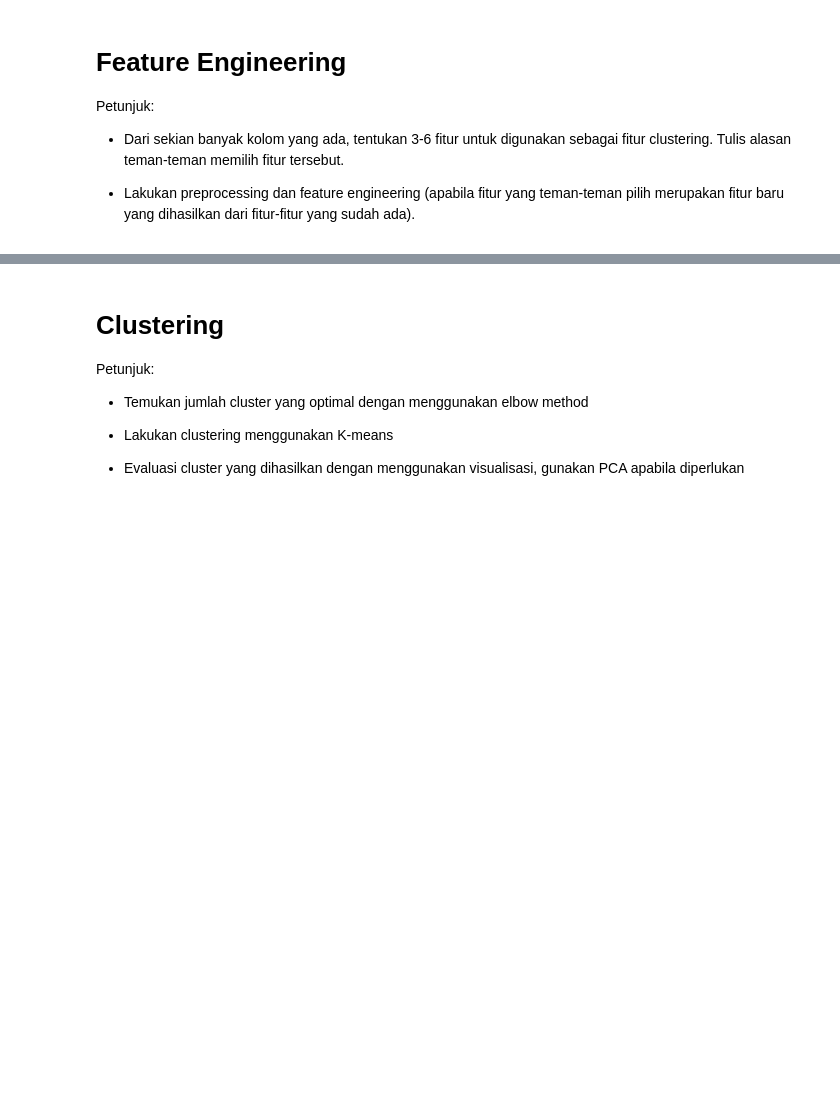
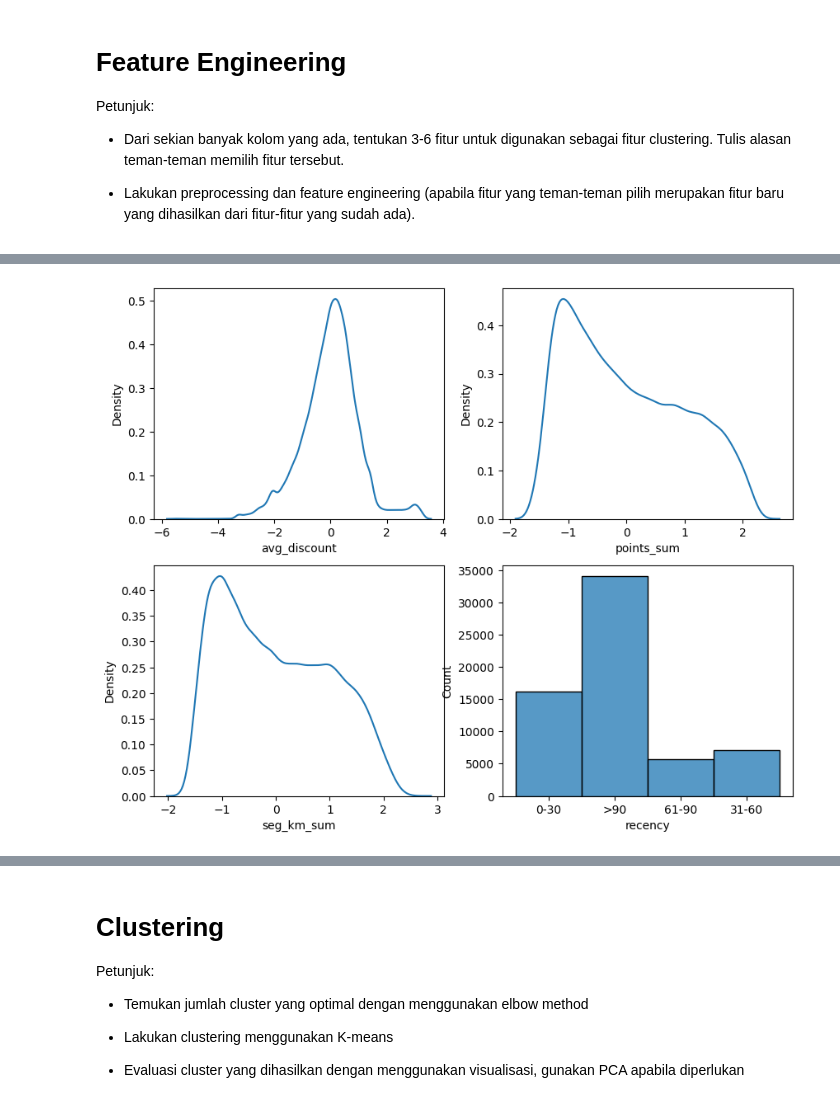
Before and after one commit to mezkymy/airline-cv-analysis, a Jupyter notebook: airline_cust_value_analysis.ipynb, the cells around one changed output, grey strips where cells are left out. Cells and saved outputs as stored; diff of their text form; code cells hidden in the pictures; blank space fills up the shorter version.

```diff
--- a/airline_cust_value_analysis.ipynb
+++ b/airline_cust_value_analysis.ipynb
@@ -488,0 +520,23 @@ clustering_df_scaled.describe()
+# %%
+from sklearn.preprocessing import PowerTransformer
+
+# Perform power transformation on skewed data
+pt = PowerTransformer(method='yeo-johnson')
+clustering_df_transformed = pt.fit_transform(clustering_df_scaled)
+
+# Convert transformed data back to DataFrame
+clustering_df_transformed = pd.DataFrame(clustering_df_transformed, columns=clustering_df_scaled.columns)
+
+
+# Create a grid of subplots
+fig, axs = plt.subplots(2, 2, figsize=(10, 8))
+
+# Create a histogram plot of each column in a separate subplot
+sns.kdeplot(data=clustering_df_transformed, x="avg_discount", ax=axs[0, 0])
+sns.kdeplot(data=clustering_df_transformed, x="points_sum", ax=axs[0, 1])
+sns.kdeplot(data=clustering_df_transformed, x="seg_km_sum", ax=axs[1, 0])
+sns.histplot(data=clustering_df, x="recency", ax=axs[1, 1])
+
+plt.show()
+# %% [output]
+[figure, added]
```
Also changed, not shown: parts of 12 cells of this notebook.
